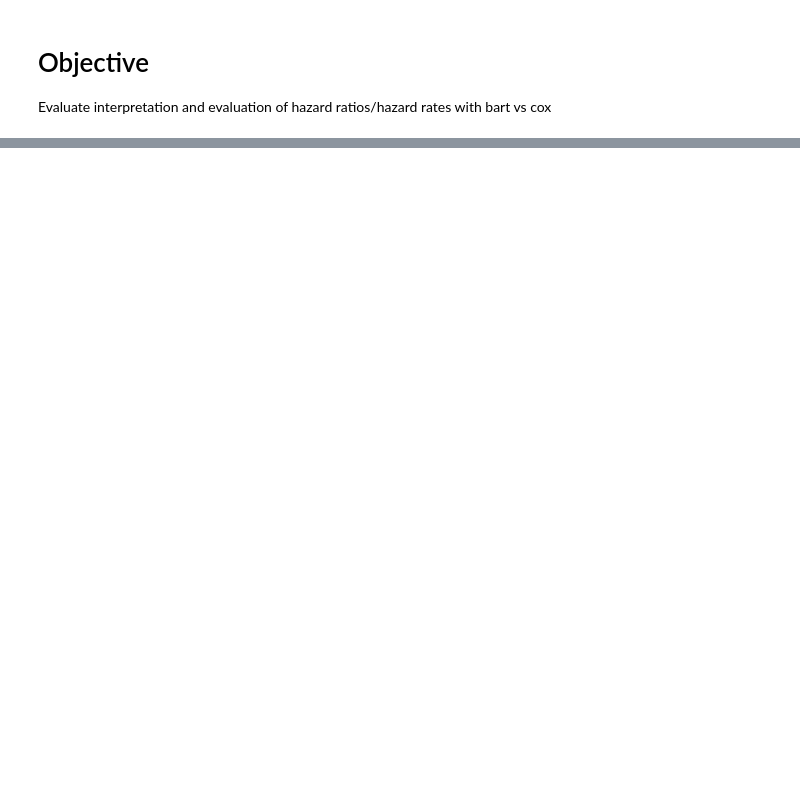
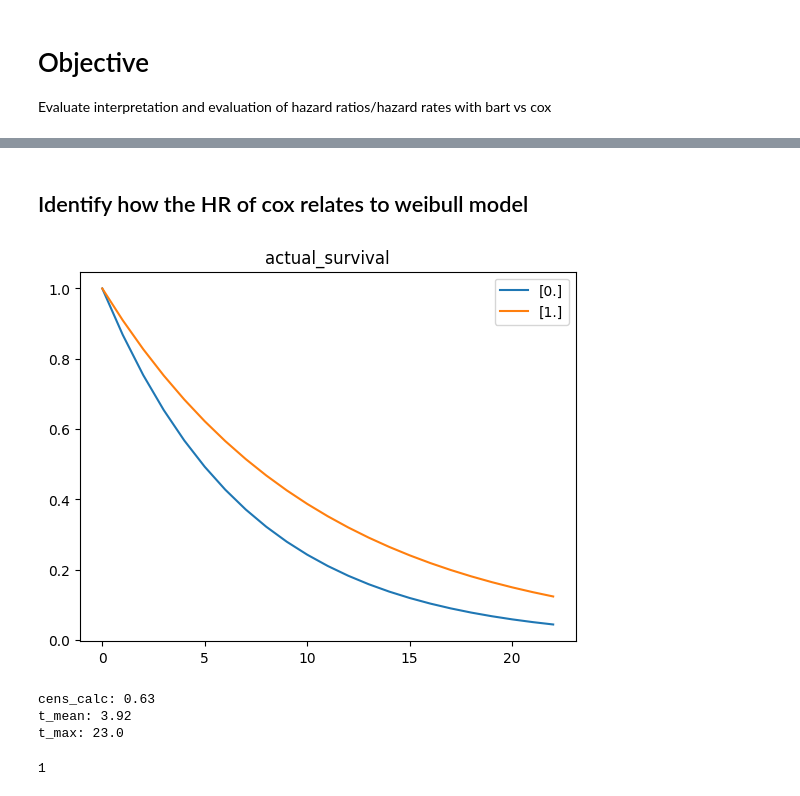
Before and after one commit to twj8CDC/PYMC_BART, a Jupyter notebook: eval_0.ipynb, the cells around one changed output, grey strips where cells are left out. Cells and saved outputs as stored; diff of their text form; code cells hidden in the pictures; blank space fills up the shorter version.

```diff
--- a/eval_0.ipynb
+++ b/eval_0.ipynb
@@ -29,36 +37,42 @@ import subprocess
+# %% [markdown]
+## Identify how the HR of cox relates to weibull model
 # %%
 OUTPUTS = "outputs"
 ALPHA = 1
 LAMBDA = "np.exp(2 + 0.4*x_mat[:,0])"
 TRAIN_CSV = "outputs/train.csv"
 RBART_CSV = "outputs/rbart_surv.csv"
 N = 100
 # T = 30
 X_VARS = 1
-CENS_SCALE = 5 # 40
-CENS_IND = True
+CENS_SCALE = 5# 40
+CENS_IND = False
 
 sv_mat, x_mat, lmbda, a, tlat, cens, t_event, status, T = ssf.sim_surv(
                 N=N,
-                # T=T,
                 x_vars=X_VARS,
                 a = ALPHA,
                 lambda_f = LAMBDA,
                 cens_scale=CENS_SCALE,
                 cens_ind = True,
                 err_ind = False)
 
 
 x_out, x_idx, x_cnt = ssf.get_x_info(x_mat)
 event_calc, cens_calc = ssf.get_status_perc(status)
 t_mean, t_max = ssf.get_event_time_metric(t_event)
 train = ssf.get_train_matrix(x_mat, t_event, status)
 title = "actual_survival"
 ssf.plot_sv(x_mat, sv_mat, T, title=title, save = False, show=True, dir=OUTPUTS)
 
 print(f"cens_calc: {cens_calc} \
     \nt_mean: {t_mean} \
     \nt_max: {t_max}")
+# %% [output]
+[figure, added]
+cens_calc: 0.63
+t_mean: 3.92
+t_max: 23.0
 # %%
 # exp model
 
@@ -85,4 +99,7 @@ plt.plot(t, ht[0])
 # ft.shape
 # %%
 # pm.__version__
-pmb.__version__
+x = 1
+x
+# %% [output]
+1
```
Also changed, not shown: parts of 2 cells of this notebook, 7 other files.
